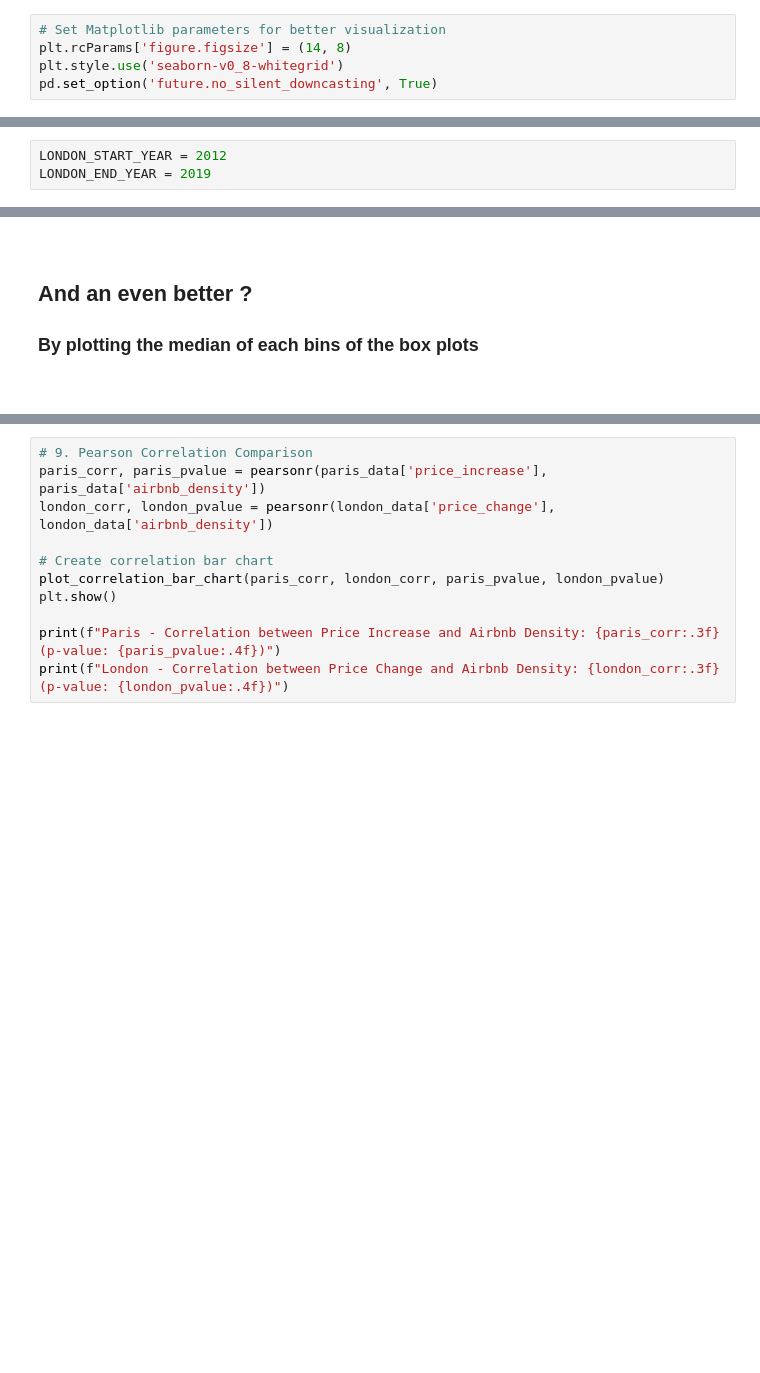
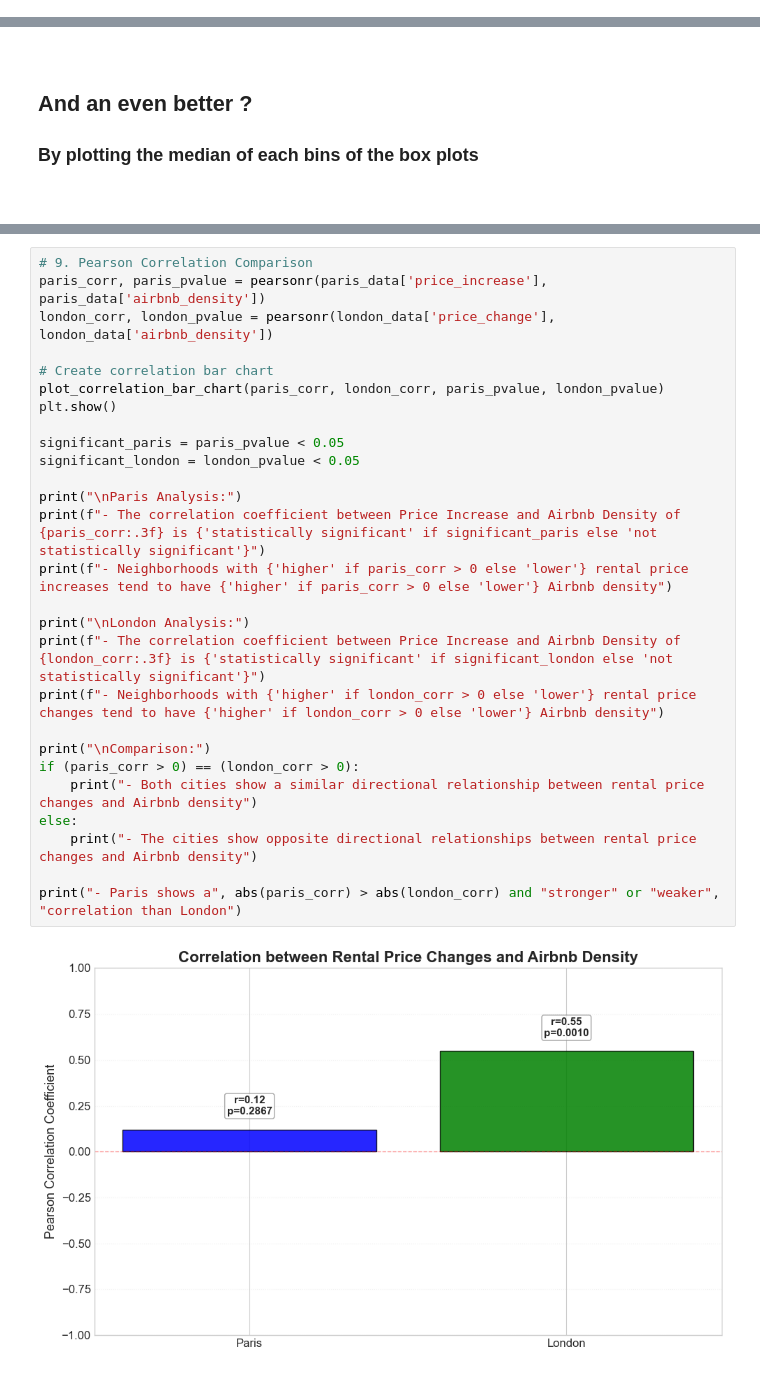
Before and after one commit to arnaudlvq/airbnb-impact-on-rental-prices, a Jupyter notebook: scripts/main.ipynb, the cells around one changed output, grey strips where cells are left out. Saved outputs shown, nothing was run; the diff lists cells and outputs as text; blank space fills up the shorter version.

```diff
--- a/scripts/main.ipynb
+++ b/scripts/main.ipynb
@@ -13,8 +47,3 @@ from sklearn.model_selection import cross_validate, KFold
 from sklearn.metrics import r2_score
 import seaborn as sns
 from scipy.stats import pearsonr
-# %%
-# Set Matplotlib parameters for better visualization
-plt.rcParams['figure.figsize'] = (14, 8)
-plt.style.use('seaborn-v0_8-whitegrid')
-pd.set_option('future.no_silent_downcasting', True)
@@ -29,3 +49,0 @@ LONDON_COLOR = 'green'
-# %%
-LONDON_START_YEAR = 2012
-LONDON_END_YEAR = 2019
@@ -717,11 +390,29 @@ The Pearson correlation coefficient encapsulates in a single value between –1
 # %%
 # 9. Pearson Correlation Comparison
 paris_corr, paris_pvalue = pearsonr(paris_data['price_increase'], paris_data['airbnb_density'])
 london_corr, london_pvalue = pearsonr(london_data['price_change'], london_data['airbnb_density'])
 
 # Create correlation bar chart
 plot_correlation_bar_chart(paris_corr, london_corr, paris_pvalue, london_pvalue)
 plt.show()
 
-print(f"Paris - Correlation between Price Increase and Airbnb Density: {paris_corr:.3f} (p-value: {paris_pvalue:.4f})")
-print(f"London - Correlation between Price Change and Airbnb Density: {london_corr:.3f} (p-value: {london_pvalue:.4f})")
+significant_paris = paris_pvalue < 0.05
+significant_london = london_pvalue < 0.05
+
+print("\nParis Analysis:")
+print(f"- The correlation coefficient between Price Increase and Airbnb Density of {paris_corr:.3f} is {'statistically significant' if significant_paris else 'not statistically significant'}")
+print(f"- Neighborhoods with {'higher' if paris_corr > 0 else 'lower'} rental price increases tend to have {'higher' if paris_corr > 0 else 'lower'} Airbnb density")
+
+print("\nLondon Analysis:")
+print(f"- The correlation coefficient between Price Increase and Airbnb Density of {london_corr:.3f} is {'statistically significant' if significant_london else 'not statistically significant'}")
+print(f"- Neighborhoods with {'higher' if london_corr > 0 else 'lower'} rental price changes tend to have {'higher' if london_corr > 0 else 'lower'} Airbnb density")
+
+print("\nComparison:")
+if (paris_corr > 0) == (london_corr > 0):
+    print("- Both cities show a similar directional relationship between rental price changes and Airbnb density")
+else:
+    print("- The cities show opposite directional relationships between rental price changes and Airbnb density")
+
+print("- Paris shows a", abs(paris_corr) > abs(london_corr) and "stronger" or "weaker", "correlation than London")
+# %% [output]
+[figure, added]
```
Also changed, not shown: parts of 32 cells of this notebook, 1 other file.
